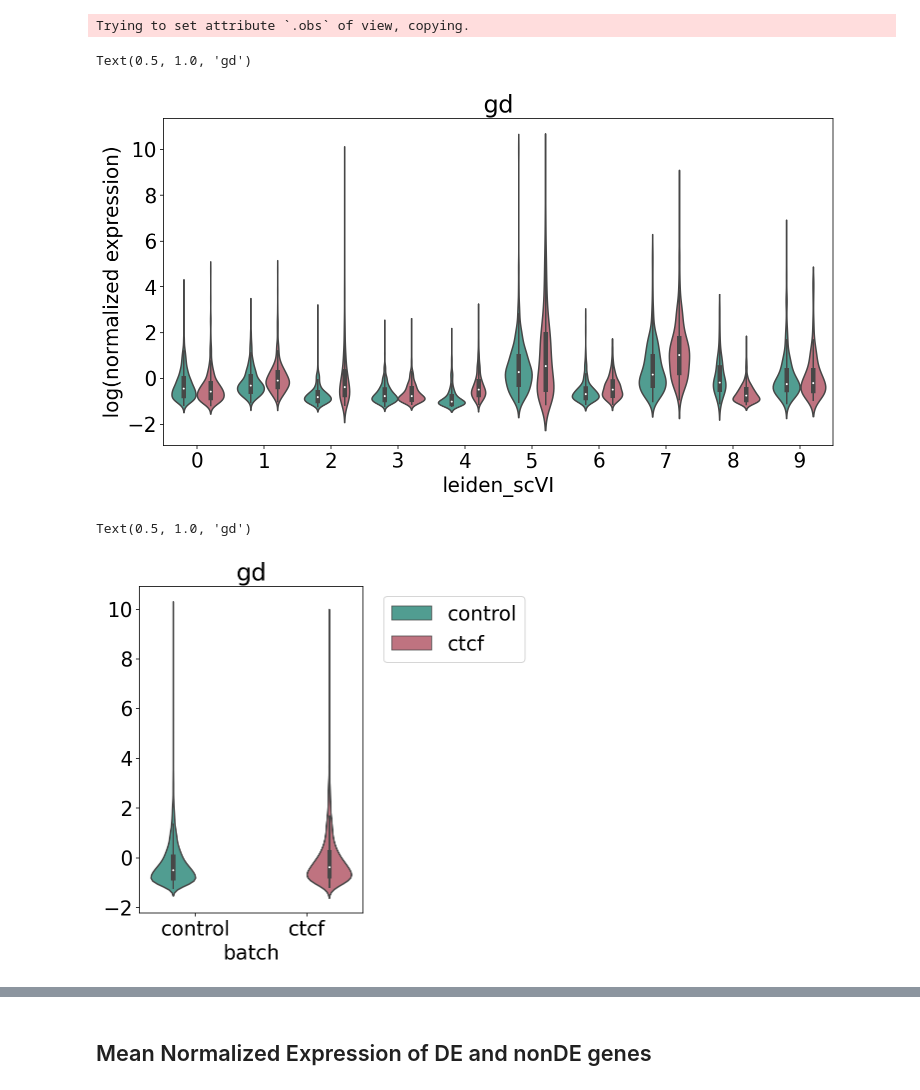
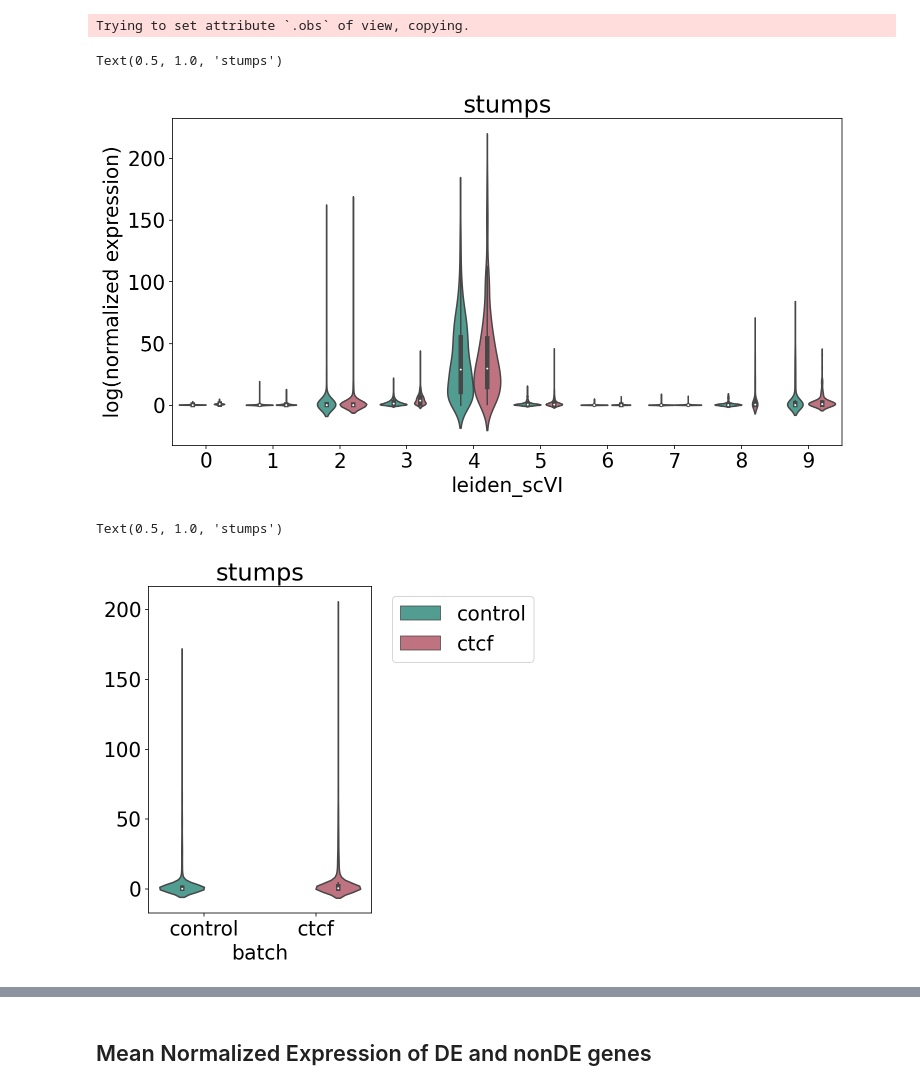
Before and after one commit to aralbright/2021_AAMSME, a Jupyter notebook: notebooks/Differential_Expression.ipynb, the cells around one changed output, grey strips where cells are left out. Cells and saved outputs as stored; diff of their text form; code cells hidden in the pictures.

Commit message:
re-ran single genes

```diff
--- a/notebooks/Differential_Expression.ipynb
+++ b/notebooks/Differential_Expression.ipynb
@@ -653,23 +654,23 @@ frames_forpval = dfs.values()
 # %%
 frame_forpval = pd.concat(frames_forpval)
 # %%
-gene = "gd"#@param {type:"string"}
+gene = "stumps"#@param {type:"string"}
 x = adata.obs['leiden_scVI']
 y = adata[:,adata.var['gene'] == gene].X.flatten()
 
 fig, ax = plt.subplots(figsize = (12,6))
 
 sns.violinplot(x=x,
                y=y,
                hue = adata.obs.batch,
                palette = ['#44AA99', '#CC6677']
               )
 ax.get_legend().remove()
 ax.set_ylabel('log(normalized expression)')
 ax.set_title(gene)
 # %% [output]
-Text(0.5, 1.0, 'gd')
+Text(0.5, 1.0, 'stumps')
-[figure, old version]
+[figure, new version]
 # %%
 x = adata.obs['batch']
 y = adata[:,adata.var['gene'] == gene].X.flatten()
@@ -684,8 +685,8 @@ sns.violinplot(x=x,
 plt.legend(bbox_to_anchor=(1.05, 1), loc='upper left')
 ax.set_title(gene)
 # %% [output]
-Text(0.5, 1.0, 'gd')
+Text(0.5, 1.0, 'stumps')
-[figure, old version]
+[figure, new version]
 # %%
 frame_forpval.loc[frame_forpval['gene'] == gene]
 # %% [output]
```
Also changed, not shown: parts of 12 cells of this notebook.
